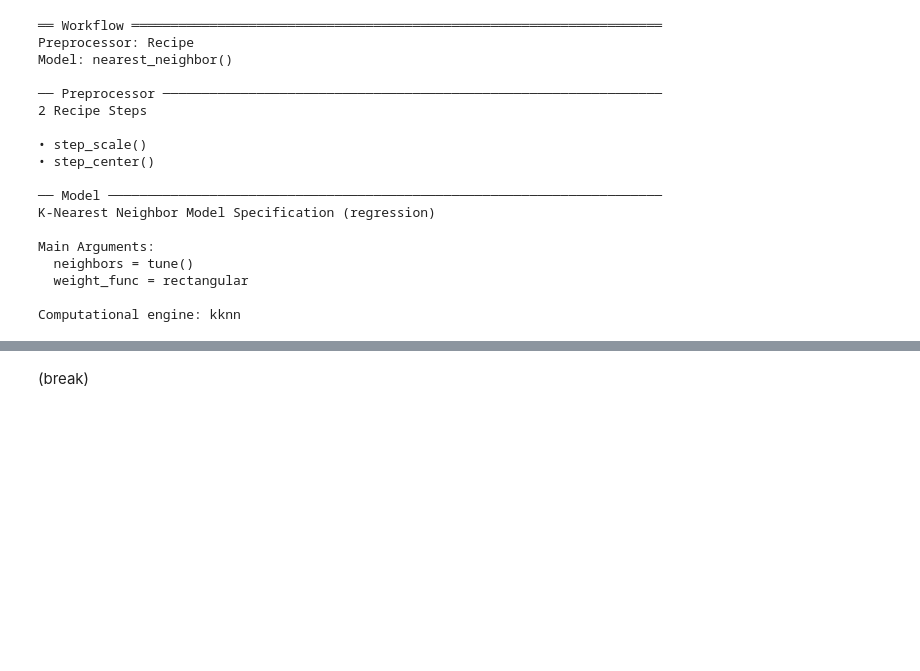
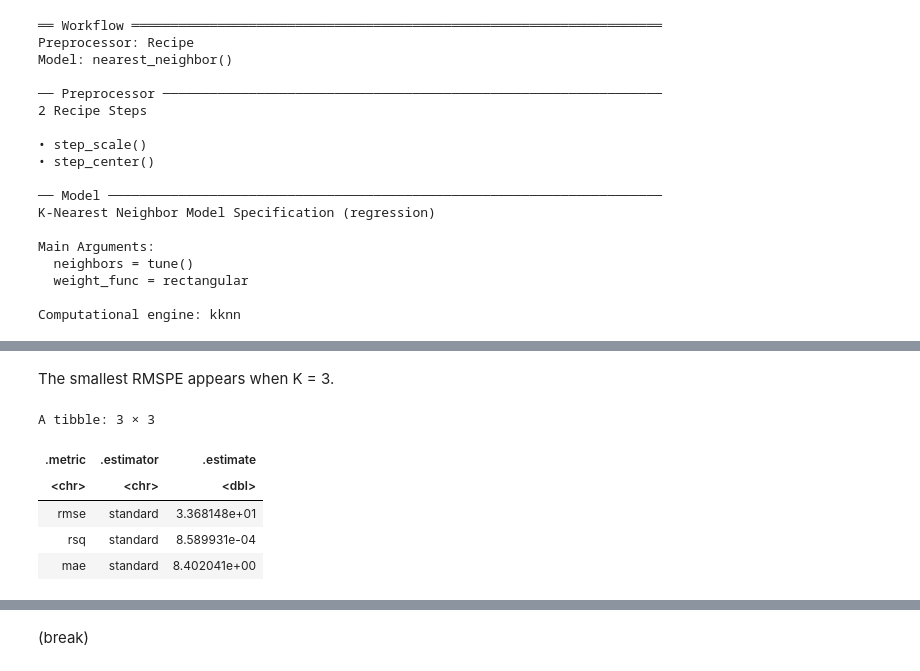
Before and after one commit to vmah1/dsci100-group-project, a Jupyter notebook: project.ipynb, the cells around one changed output, grey strips where cells are left out. Drawn from its saved outputs; the diff is of its cells as text; code cells hidden in the pictures; blank space fills up the shorter version.

```diff
--- a/project.ipynb
+++ b/project.ipynb
@@ -288,0 +284,28 @@ A tibble: 6 × 7
+# %% [markdown]
+The smallest RMSPE appears when K = 3.
+# %%
+#  Evaluating the RMSPE on the test set
+
+k_min <- players_min |> pull(neighbors)
+
+players_best_spec <- nearest_neighbor(weight_func = "rectangular", neighbors = k_min) |>
+ set_engine("kknn") |>
+ set_mode("regression")
+
+players_best_fit <- workflow() |>
+ add_recipe(players_recipe) |>
+ add_model(players_best_spec) |>
+ fit(data = players_train)
+
+players_summary <- players_best_fit |>
+ predict(players_test) |>
+ bind_cols(players_test) |>
+ metrics(truth = played_hours, estimate = .pred)
+players_summary
+# %% [output]
+A tibble: 3 × 3
+| .metric | .estimator | .estimate |
+| <chr> | <chr> | <dbl> |
+| rmse | standard | 3.368148e+01 |
+| rsq | standard | 8.589931e-04 |
+| mae | standard | 8.402041e+00 |
```
Also changed, not shown: parts of 5 cells of this notebook.
